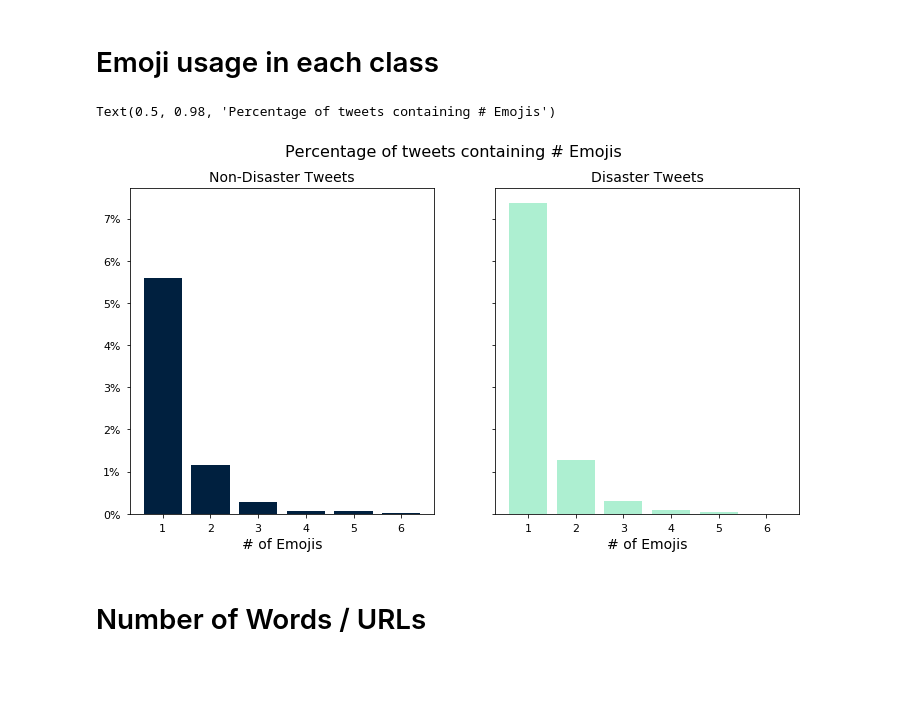
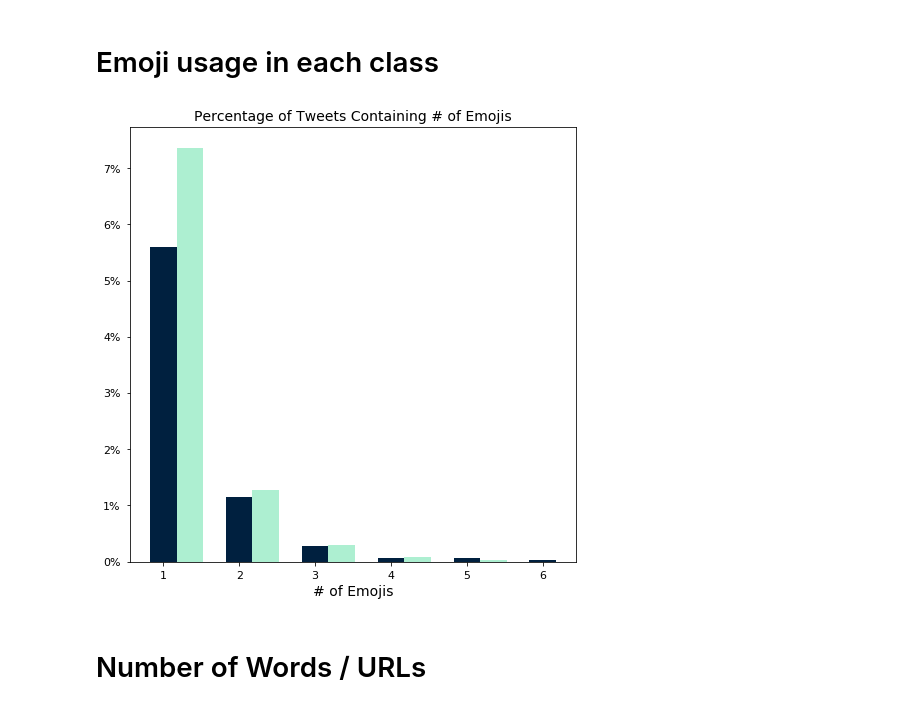
Before and after one commit to vegarab/aml-twitter-fakeornot, a Jupyter notebook: notebooks/quantitative-stats.ipynb, the cells around one changed output. Saved outputs shown, nothing was run; the diff lists cells and outputs as text; code cells hidden in the pictures; blank space fills up the shorter version.

```diff
--- a/notebooks/quantitative-stats.ipynb
+++ b/notebooks/quantitative-stats.ipynb
@@ -96,47 +96,47 @@ fig2.tight_layout()
 # %%
 emoji_count_0 = []
 emoji_count_1 = []
 
 for i,x in enumerate(X):
     if y[i] == 0:
         emoji_count_0.append(x.count('\x89'))
     elif y[i] == 1:
         emoji_count_1.append(x.count('\x89'))
 
 emoji_count_0 = Counter(emoji_count_0)
 emoji_count_1 = Counter(emoji_count_1)
 
 y_count = Counter(y)
 
 emoji_count_0_prop = list({key: value / y_count[0] for key, value in emoji_count_0.items()}.items())
 emoji_count_1_prop = list({key: value / y_count[1] for key, value in emoji_count_1.items()}.items())
 
 emoji_count_0_prop.sort(key=lambda x: x[0])
 emoji_count_1_prop.sort(key=lambda x: x[0])
 
 emoji_count_0_prop = emoji_count_0_prop[1:]
 emoji_count_1_prop = emoji_count_1_prop[1:]
 
-fig3, ax = plt.subplots(1,2, figsize=(12,6), sharey=True, sharex=True)
+emoji_count_0_propp = list(zip(*emoji_count_0_prop))
+emoji_count_1_propp = list(zip(*emoji_count_1_prop))
 
-ax[0].bar(*zip(*emoji_count_0_prop), color=COLOR_0)
-ax[0].set_title('Non-Disaster Tweets', fontsize=SUBTITLE_SIZE)
-ax[1].bar(*zip(*emoji_count_1_prop), color=COLOR_1)
-ax[1].set_title('Disaster Tweets', fontsize=SUBTITLE_SIZE)
+fig3, ax = plt.subplots(figsize=(8,8))
 
-ax[0].get_yaxis().set_major_formatter(
+width = 0.35
+
+ax.bar(emoji_count_0_propp[0], emoji_count_0_propp[1], width=width, color=COLOR_0)
+ax.bar([x+width for x in emoji_count_1_propp[0]], emoji_count_1_propp[1], width=width, color=COLOR_1)
+
+ax.set_title('Percentage of Tweets Containing # of Emojis', fontsize=SUBTITLE_SIZE)
+
+ax.get_yaxis().set_major_formatter(
     FuncFormatter(lambda x, p: format(f'{int(100*x)}%')))
 
-ax[0].set_xlabel('# of Emojis', fontsize=SUBTITLE_SIZE)
-ax[1].set_xlabel('# of Emojis', fontsize=SUBTITLE_SIZE)
+ax.set_xlabel('# of Emojis', fontsize=SUBTITLE_SIZE)
 
-ax[0].tick_params(labelsize=TICK_SIZE)
-ax[1].tick_params(labelsize=TICK_SIZE)
-
-fig3.suptitle('Percentage of tweets containing # Emojis', fontsize=TITLE_SIZE)
+ax.tick_params(labelsize=TICK_SIZE)
 # %% [output]
-Text(0.5, 0.98, 'Percentage of tweets containing # Emojis')
-[figure, old version]
+[figure, new version]
 # %% [markdown]
 # Number of Words / URLs
 # %%
```
Also changed, not shown: parts of 7 cells of this notebook, 7 other files.
